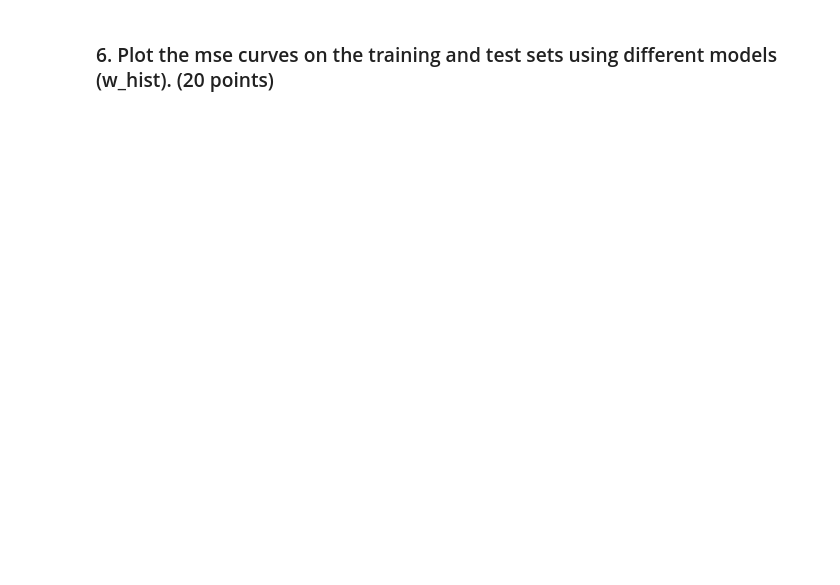
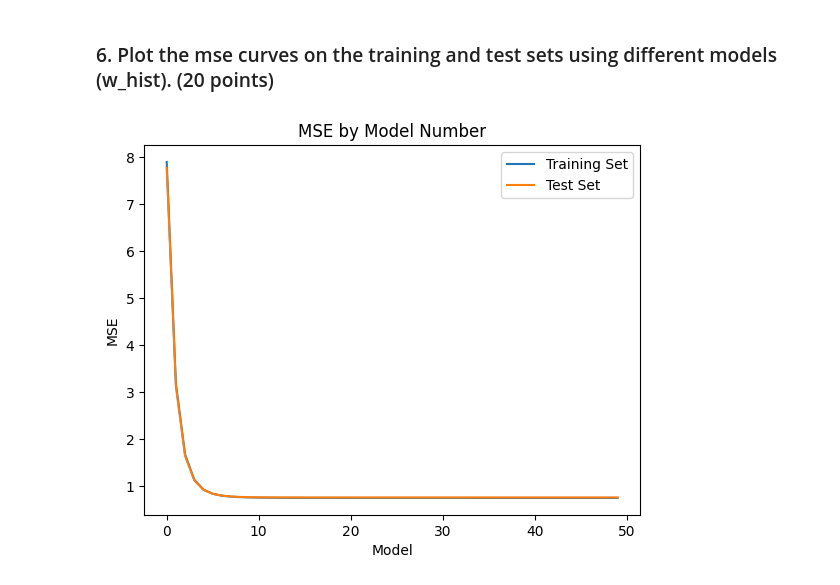
Before and after one commit to SethCram/CS474-Deep-Learning, a Jupyter notebook: HW2_SGD_Impl_Validation/Homework 2_SGD_Seth_Cram.ipynb, the cells around one changed output. Cells and saved outputs as stored; diff of their text form; code cells hidden in the pictures; blank space fills up the shorter version.

```diff
--- a/HW2_SGD_Impl_Validation/Homework 2_SGD_Seth_Cram.ipynb
+++ b/HW2_SGD_Impl_Validation/Homework 2_SGD_Seth_Cram.ipynb
@@ -314,10 +314,7 @@ w_star_SGD, w_hist_SGD, loss_hist_SGD = SGD(X_train, y_train, lr = 0.0001, batch
 
 y_test_prediction = predict(X_test, w_star)
 
-for i in range(0, 10):
-    #print("Predicted wine value = {}, true wine value = {}".format(w_hist_SGD[i],w_star_SGD[i]))
-    #why is it 12 prediction vals for every 1 true val?
-    print("Predicted wine value = {}, true wine value = {}".format(y_test_prediction, y_test))
+print("Predicted wine value = {}, true wine value = {}".format(y_test_prediction[0:10], y_test[0:10]))
 
 
 #(2) mse and mae of the training set. 5 points
@@ -327,11 +324,14 @@ y_train_prediction = predict(X_train, w_star)
 mse_train = mean_squared_error(y_true=y_train, y_pred=y_train_prediction )
 mae_train = mean_absolute_error(y_true=y_train, y_pred=y_train_prediction )
 
+print('training mse: {} and training mae: {}'.format(mse_train, mae_train))
 
 #(3)mse and mae of the test set. 5 points
 
 mse_test = mean_squared_error(y_true=y_test, y_pred=y_test_prediction )
 mae_test = mean_absolute_error(y_true=y_test, y_pred=y_test_prediction )
 
+print('test mse: {} and test mae: {}'.format(mse_test, mae_test))
+
 #---------------------------------
 # %% [output]
@@ -386,0 +359,29 @@ mse_SGD_test=np.zeros(n_epochs)
+# %%
+mse_SGD_train=np.zeros(n_epochs)
+mse_SGD_test=np.zeros(n_epochs)
+
+## add your code here
+#-----------------------
+
+w_hist_SGD_len = len(w_hist_SGD)
+
+for i in range(w_hist_SGD_len):
+    y_train_prediction = predict(X_train, w_hist_SGD[i])
+    mse_SGD_train[i] = mean_squared_error(y_true=y_train, y_pred=y_train_prediction )
+
+    y_test_prediction = predict(X_test, w_hist_SGD[i])
+    mse_SGD_test[i] = mean_squared_error(y_true=y_test, y_pred=y_test_prediction )
+
+t = np.arange(0,w_hist_SGD_len)
+
+plt.plot(t, mse_SGD_train, label="Training Set")
+plt.plot(t, mse_SGD_test, label="Test Set")
+plt.legend()
+plt.title("MSE by Model Number")
+plt.xlabel('Model')
+plt.ylabel('MSE')
+plt.show()
+
+#---------------------------------
+# %% [output]
+[figure, added]
```
Also changed, not shown: parts of 5 cells of this notebook.
